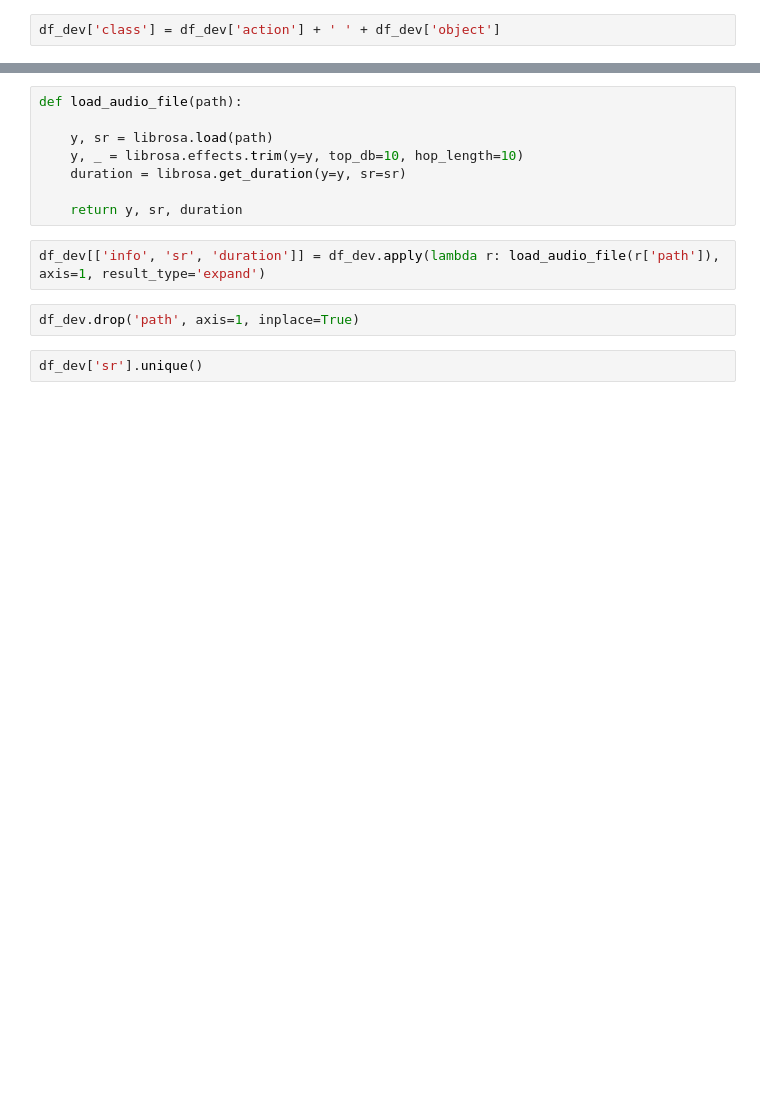
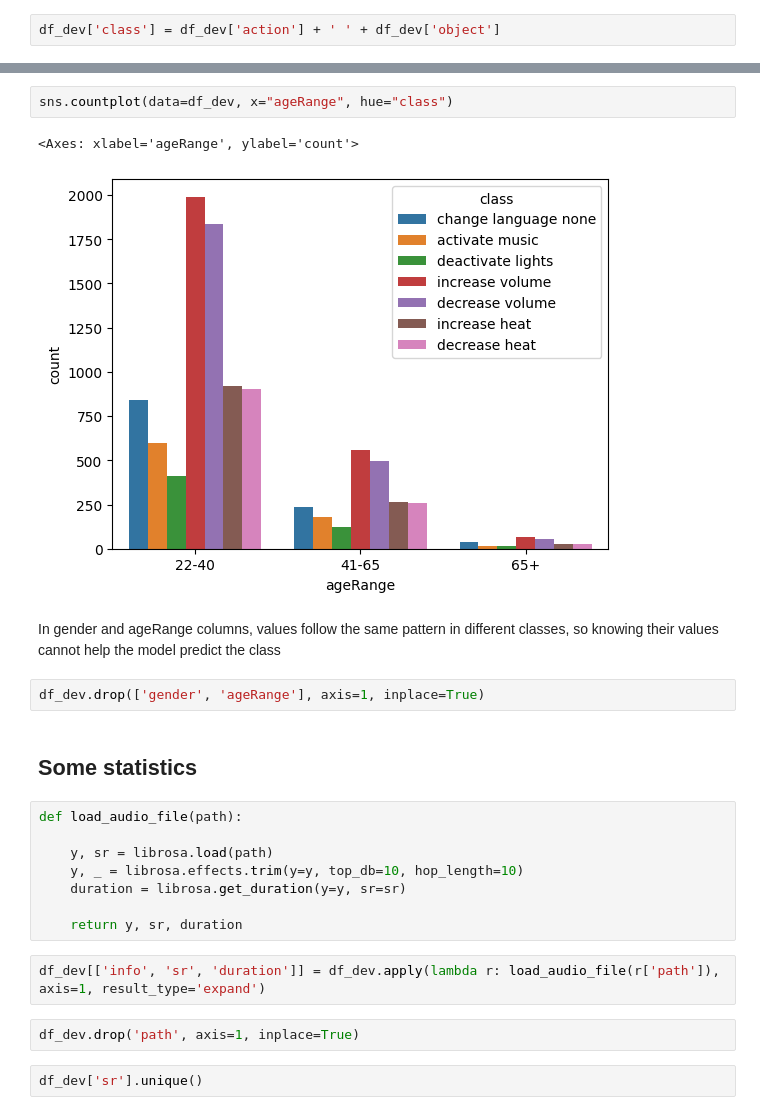
Before and after one commit to imanmorovatian/DSLFinalProject, a Jupyter notebook: main.ipynb, the cells around one changed output, grey strips where cells are left out. Saved outputs shown, nothing was run; the diff lists cells and outputs as text; blank space fills up the shorter version.

```diff
--- a/main.ipynb
+++ b/main.ipynb
@@ -33,3 +81,14 @@ df_dev.drop(['speakerId', 'Self-reported fluency level ', 'First Language spoken
+# %%
+sns.countplot(data=df_dev, x="ageRange", hue="class")
+# %% [output]
+<Axes: xlabel='ageRange', ylabel='count'>
+[figure, added]
+# %% [markdown]
+<p1> In gender and ageRange columns, values follow the same pattern in different classes, so knowing their values cannot help the model predict the class </p1>
+# %%
+df_dev.drop(['gender', 'ageRange'], axis=1, inplace=True)
+# %% [markdown]
+## Some statistics
 # %%
 def load_audio_file(path):
 
```
Also changed, not shown: parts of 16 cells of this notebook.
